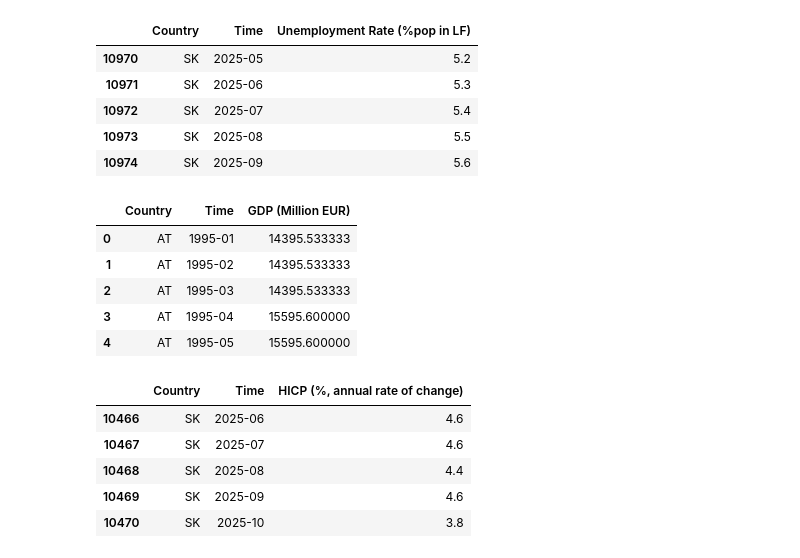
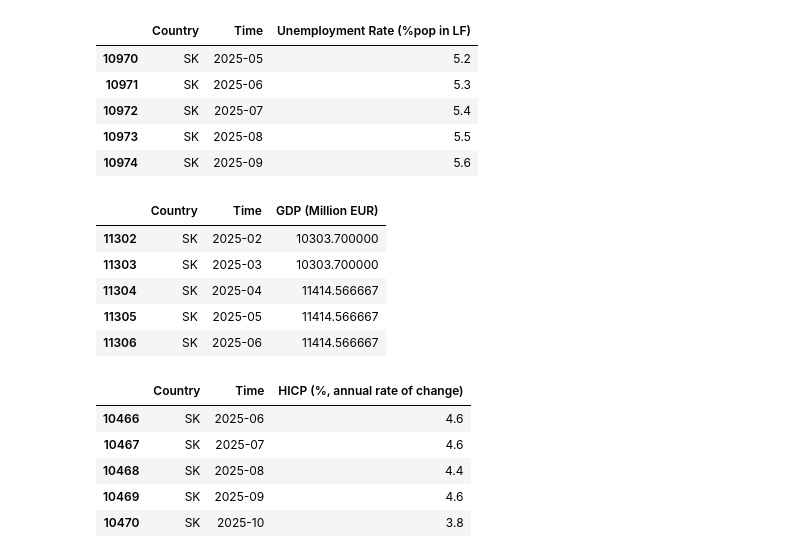
Before and after one commit to EliaLand/PSTR_Financial_Econometrics, a Jupyter notebook: data_fetcher/main.ipynb, the cells around one changed output. Drawn from its saved outputs; the diff is of its cells as text; code cells hidden in the pictures.

```diff
--- a/data_fetcher/main.ipynb
+++ b/data_fetcher/main.ipynb
@@ -105,39 +105,39 @@ EURO_GDP_q_raw = fetch_EUROSTAT(
     }
 )
 
 EURO_GDP_q_raw = EURO_GDP_q_raw[["geo", "time", "value"]]
 EURO_GDP_q_raw = EURO_GDP_q_raw.rename(columns={
     "geo": "Country",
     "time": "Time",
     "value": "GDP (Million EUR)"
 })
 
 # Increasing data granularity from quarterly to monthly data by extending the quarter value to single months
 EURO_GDP_q_raw["Time"] = pd.PeriodIndex(EURO_GDP_q_raw["Time"], freq="Q").to_timestamp()
 expanded_rows = []
 
 for _, row in EURO_GDP_q_raw.iterrows():
     quarter_end = row["Time"]
     start_month = quarter_end - pd.offsets.QuarterEnd(startingMonth=3) + pd.DateOffset(days=1)
     for i in range(3):
         month = (start_month + pd.DateOffset(months=i)).strftime("%Y-%m")
         expanded_rows.append({
             "Country": row["Country"],
             "Time": month,
             "GDP (Million EUR)": row["GDP (Million EUR)"] / 3
         })
 
 EURO_GDP_m_raw = pd.DataFrame(expanded_rows)
 EURO_GDP_m_raw = EURO_GDP_m_raw.sort_values(by=["Country", "Time"]).reset_index(drop=True)
 
-EURO_GDP_m_raw.head()
+EURO_GDP_m_raw.tail()
 # %% [output]
 |  | Country | Time | GDP (Million EUR) |
-| 0 | AT | 1995-01 | 14395.533333 |
-| 1 | AT | 1995-02 | 14395.533333 |
-| 2 | AT | 1995-03 | 14395.533333 |
-| 3 | AT | 1995-04 | 15595.600000 |
-| 4 | AT | 1995-05 | 15595.600000 |
+| 11302 | SK | 2025-02 | 10303.700000 |
+| 11303 | SK | 2025-03 | 10303.700000 |
+| 11304 | SK | 2025-04 | 11414.566667 |
+| 11305 | SK | 2025-05 | 11414.566667 |
+| 11306 | SK | 2025-06 | 11414.566667 |
 # %%
 # HICP by EU member state (monthly, annual rate of change, 1997-01 (varying), 2025-09)
 # https://ec.europa.eu/eurostat/databrowser/view/PRC_HICP_MANR__custom_3807536/bookmark/table?lang=en&bookmarkId=cd099aa2-8977-42d5-b5d8-bc5edd3a94df&c=1668007557361
```
Also changed, not shown: parts of 8 cells of this notebook, 4 other files.
